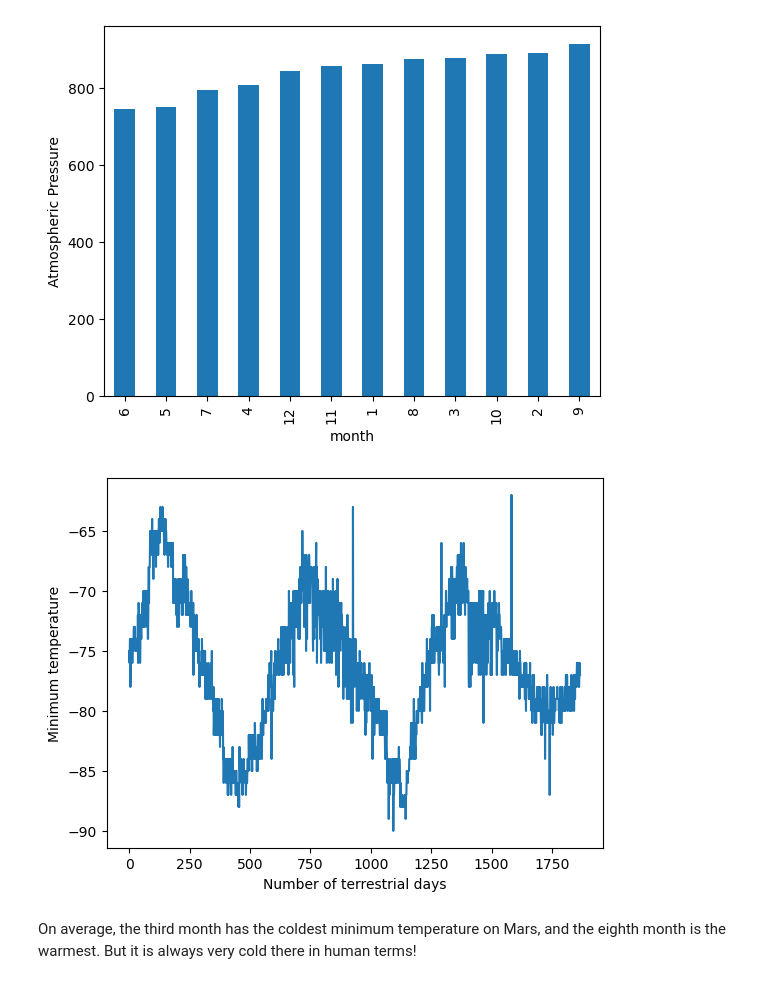
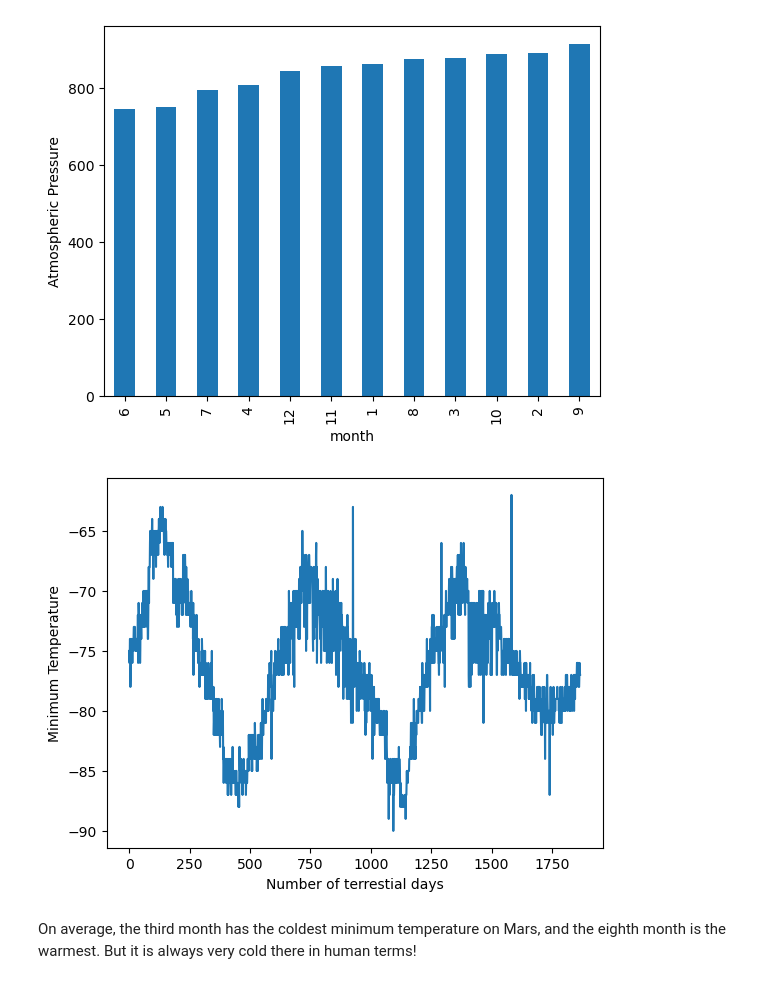
Before and after one commit to digital-buddha42/data-collection, a Jupyter notebook: HW/part_2_mars_weather_HW.ipynb, the cells around one changed output. Cells and saved outputs as stored; diff of their text form; code cells hidden in the pictures.

```diff
--- a/Starter_Code/part_2_mars_weather.ipynb
+++ b/HW/part_2_mars_weather_HW.ipynb
@@ -308,8 +294,14 @@ plt.show()
 [figure]
 # %%
 # 5. How many terrestrial (earth) days are there in a Martian year?
+days_per_year_df = mars_df['min_temp'].plot()
+
+days_per_year_df.set_xlabel("Number of terrestial days")
+days_per_year_df.set_ylabel("Minimum Temperature")
+
+plt.show()
 # %% [output]
-[figure, old version]
+[figure, new version]
 # %% [markdown]
 On average, the third month has the coldest minimum temperature on Mars, and the eighth month is the warmest. But it is always very cold there in human terms!
 # %% [markdown]
```
Also changed, not shown: parts of 2 cells of this notebook, 1 other file.
